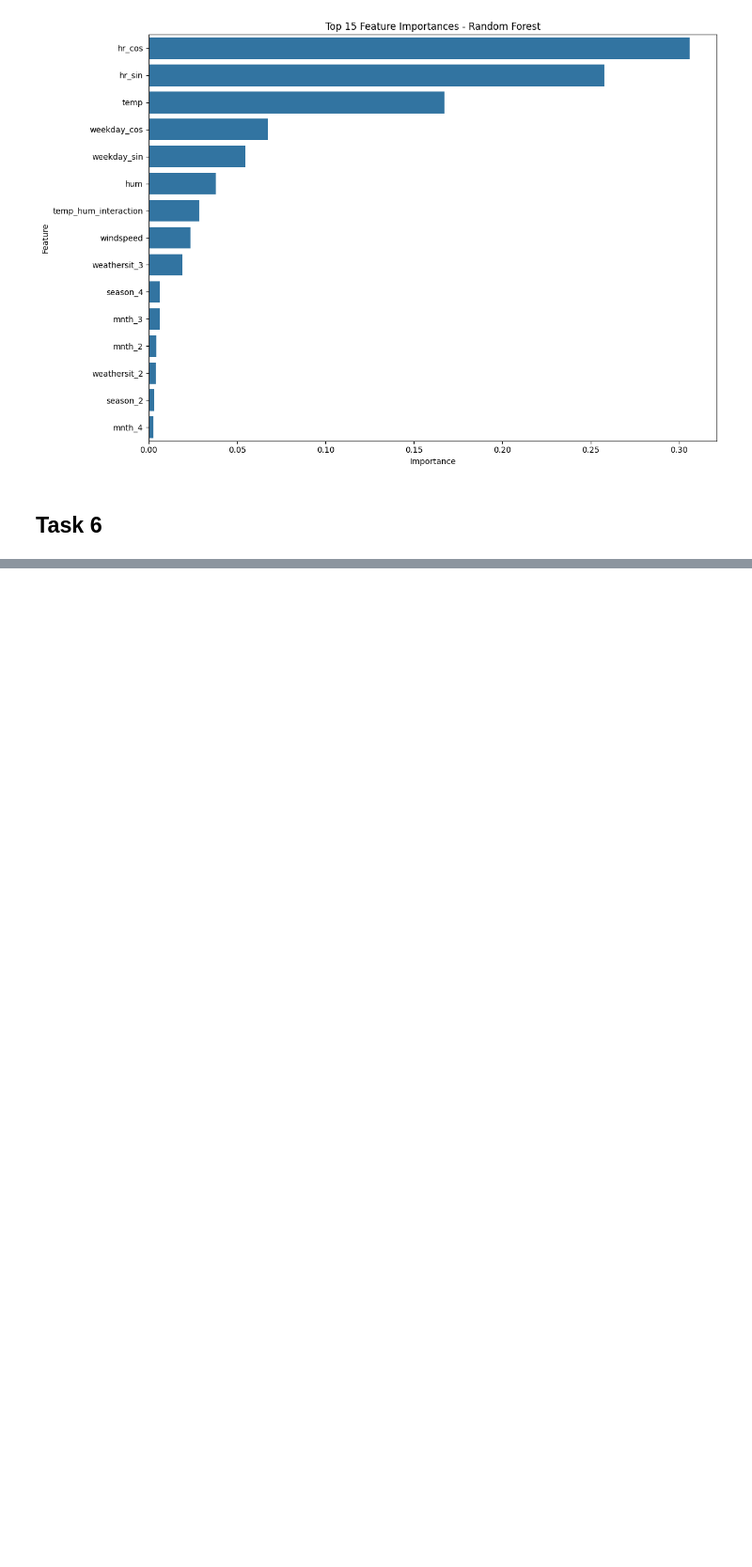
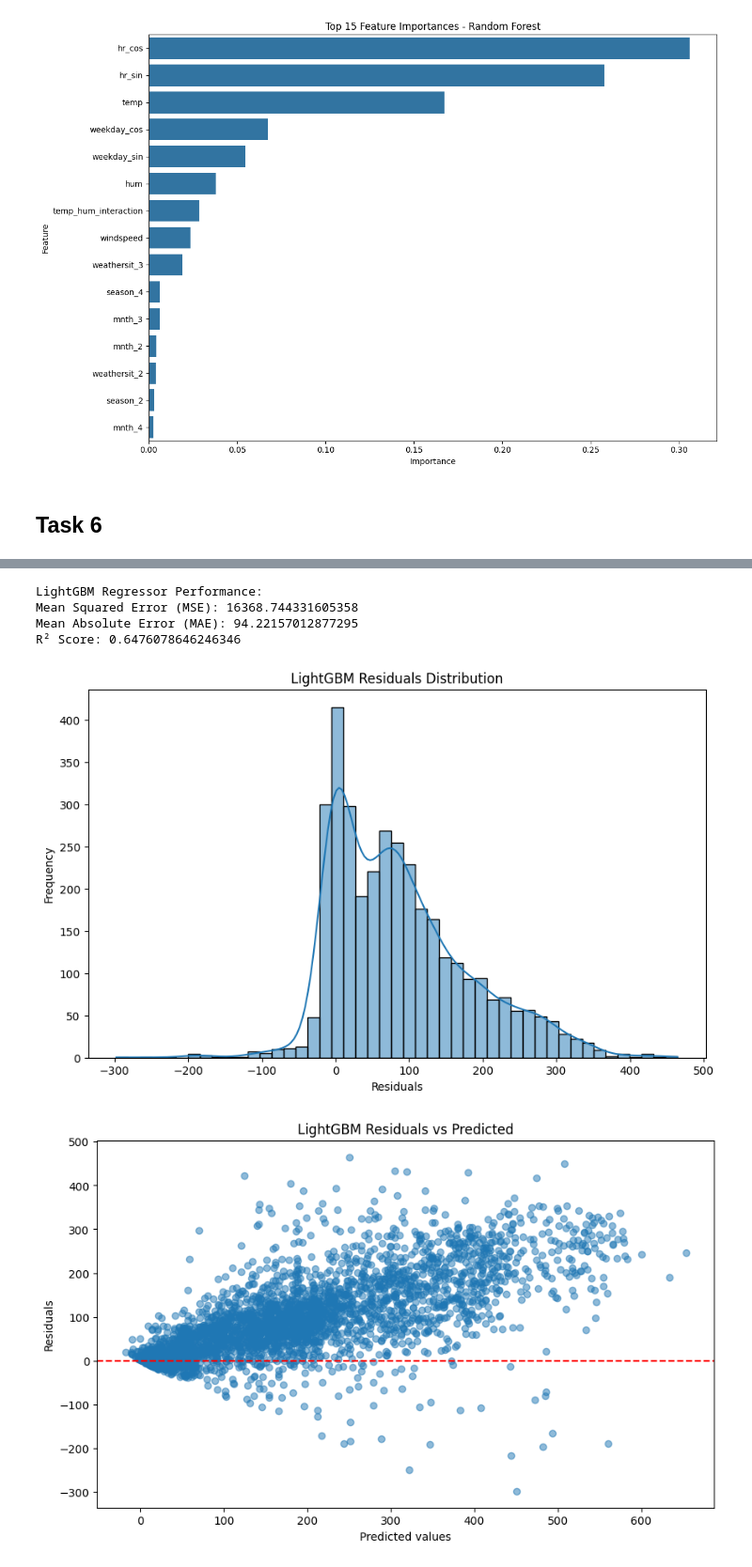
Before and after one commit to Ilincalink/ML-fundamentals-2025, a Jupyter notebook: assignment_2_ilinca_corbu[corbu].ipynb, the cells around one changed output, grey strips where cells are left out. Shown at 94% size. Cells and saved outputs as stored; diff of their text form; code cells hidden in the pictures; blank space fills up the shorter version.

```diff
--- a/assignment_2_ilinca_corbu[corbu].ipynb
+++ b/assignment_2_ilinca_corbu[corbu].ipynb
@@ -466,0 +468,44 @@ ModuleNotFoundError: No module named 'lightgbm'
+# %%
+from sklearn.metrics import mean_squared_error, mean_absolute_error, r2_score
+
+# Evaluate on the validation set
+lgb_mse = mean_squared_error(y_val, y_val_lgb_pred)
+lgb_mae = mean_absolute_error(y_val, y_val_lgb_pred)
+lgb_r2 = r2_score(y_val, y_val_lgb_pred)
+
+# Print the metrics
+print("LightGBM Regressor Performance:")
+print(f"Mean Squared Error (MSE): {lgb_mse}")
+print(f"Mean Absolute Error (MAE): {lgb_mae}")
+print(f"R² Score: {lgb_r2}")
+# %% [output]
+LightGBM Regressor Performance:
+Mean Squared Error (MSE): 16368.744331605358
+Mean Absolute Error (MAE): 94.22157012877295
+R² Score: 0.6476078646246346
+# %%
+import matplotlib.pyplot as plt
+import seaborn as sns
+
+# Calculate residuals
+residuals_lgb = y_val - y_val_lgb_pred
+
+# Residuals Distribution
+plt.figure(figsize=(10, 6))
+sns.histplot(residuals_lgb, kde=True)
+plt.title('LightGBM Residuals Distribution')
+plt.xlabel('Residuals')
+plt.ylabel('Frequency')
+plt.show()
+
+# Residuals vs Predicted
+plt.figure(figsize=(10, 6))
+plt.scatter(y_val_lgb_pred, residuals_lgb, alpha=0.5)
+plt.axhline(y=0, color='r', linestyle='--')
+plt.title('LightGBM Residuals vs Predicted')
+plt.xlabel('Predicted values')
+plt.ylabel('Residuals')
+plt.show()
+# %% [output]
+[figure, added]
+[figure, added]
```
Also changed, not shown: parts of 13 cells of this notebook.
